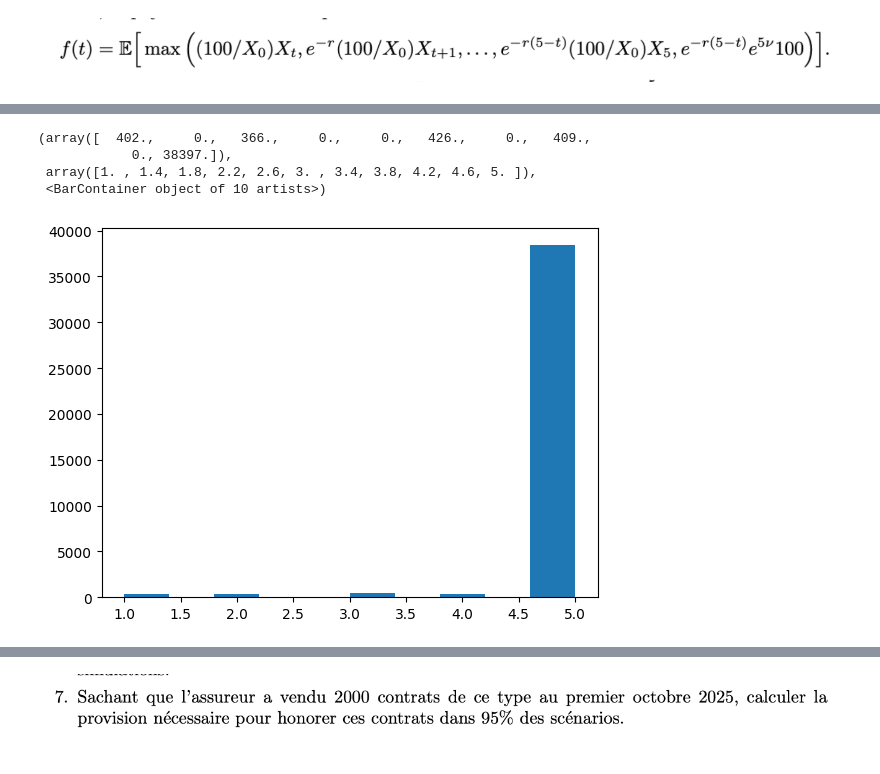
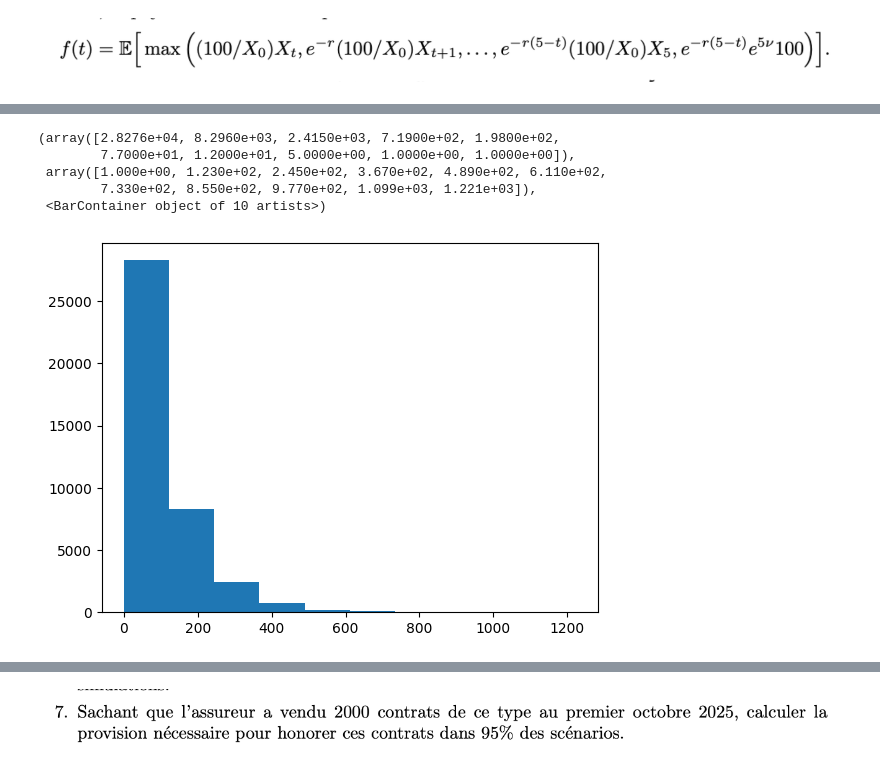
Before and after one commit to khanhtrinh2003/ISFA-Project, a Jupyter notebook: isfa_numerical_technique/hard3/isfa_tn6.ipynb, the cells around one changed output, grey strips where cells are left out. Cells and saved outputs as stored; diff of their text form; code cells hidden in the pictures.

```diff
--- a/isfa_numerical_technique/hard3/isfa_tn6.ipynb
+++ b/isfa_numerical_technique/hard3/isfa_tn6.ipynb
@@ -122,7 +122,7 @@ filter_option
 S0 = df_ixic["close"].iloc[-1]
 T = (np.datetime64("2025-12-19") - np.datetime64("today")) / np.timedelta64(1, "D")
 T = T / 365
-r = taux["PX_LAST"].iloc[-1]/100
+r = np.log(1+taux["PX_LAST"].iloc[-1]/100)
 
 # === YOUR OPTION DATA (strike, last) ===
 strikes = filter_option["strike"].str.replace(",","").astype(float).values
@@ -178,7 +178,7 @@ def simulate_X_annual(X0, r, sigma, T=10, n_paths=1, seed=None):
     return pd.DataFrame(X, index=idx, columns=cols)
 
 X0 = float(df_ixic["close"].iloc[-1])
-r  = 0.0219
+r  = np.log(1+0.0219)
 sigma = np.log(df_ixic["close"]/df_ixic["close"].shift(1)).std()*252**0.5
 paths = simulate_X_annual(X0, r, sigma, T=10, n_paths=5, seed=42)
 plt.plot(paths.loc[0:1000])
@@ -221,12 +220,15 @@ def payoff_single_path(X, tau, r, nu):
 # %%
-paths = simulate_X_annual(X0, r, sigma, T=5, n_paths=40000, seed=42)
+t = 5
+
+paths = simulate_X_annual(X0, r, sigma, T=t, n_paths=40000, seed=42)
 scenario = paths.T.values
 p = 0.01
-G = np.clip(np.random.geometric(p, size=40000),0,5)
-plt.hist(G)
+tau = np.random.geometric(p, size=40000)
+plt.hist(tau)
 # %% [output]
-(array([  402.,     0.,   366.,     0.,     0.,   426.,     0.,   409.,
-            0., 38397.]),
- array([1. , 1.4, 1.8, 2.2, 2.6, 3. , 3.4, 3.8, 4.2, 4.6, 5. ]),
+(array([2.8276e+04, 8.2960e+03, 2.4150e+03, 7.1900e+02, 1.9800e+02,
+        7.7000e+01, 1.2000e+01, 5.0000e+00, 1.0000e+00, 1.0000e+00]),
+ array([1.000e+00, 1.230e+02, 2.450e+02, 3.670e+02, 4.890e+02, 6.110e+02,
+        7.330e+02, 8.550e+02, 9.770e+02, 1.099e+03, 1.221e+03]),
  <BarContainer object of 10 artists>)
-[figure, old version]
+[figure, new version]
```
Also changed, not shown: parts of 15 cells of this notebook.
